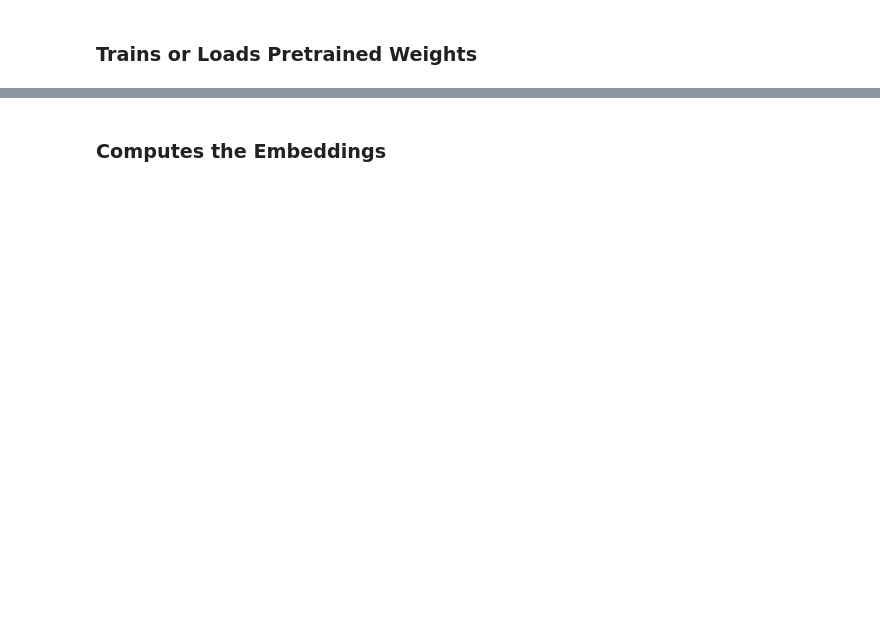
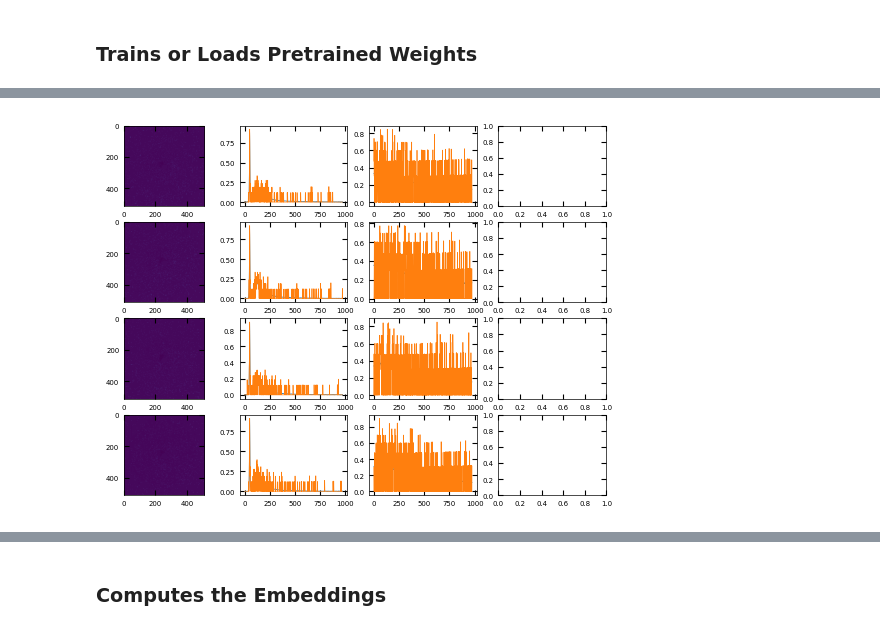
Before and after one commit to zhangxinqiao314/m3_learning, a Jupyter notebook: m3_learning/papers/Multimodal/all_particles_multimodal.ipynb, the cells around one changed output, grey strips where cells are left out. Saved outputs shown, nothing was run; the diff lists cells and outputs as text; code cells hidden in the pictures; blank space fills up the shorter version.

```diff
--- a/m3_learning/papers/Multimodal/all_particles_multimodal.ipynb
+++ b/m3_learning/papers/Multimodal/all_particles_multimodal.ipynb
@@ -288,0 +659,3 @@ model.checkpoint
+# %%
+pred = model.autoencoder((batch[1].to('cuda:0').float(),
+                                                 batch[2].to('cuda:0').float()))
@@ -288,0 +688,11 @@ model.checkpoint
+# %%
+fig,ax = plt.subplots(4,4)
+for i in range(4):
+    ax[i][0].imshow(pred[2][i].squeeze().detach().cpu())
+    ax[i][0].imshow(batch[1][i].squeeze())
+    ax[i][1].plot(batch[2][i][0])
+    ax[i][1].plot(pred[1][i][0].detach().cpu())
+    ax[i][2].plot(batch[2][i][1])
+    ax[i][2].plot(pred[1][i][1].detach().cpu())
+# %% [output]
+[figure, added]
```
Also changed, not shown: parts of 75 cells of this notebook, 4 other files.
